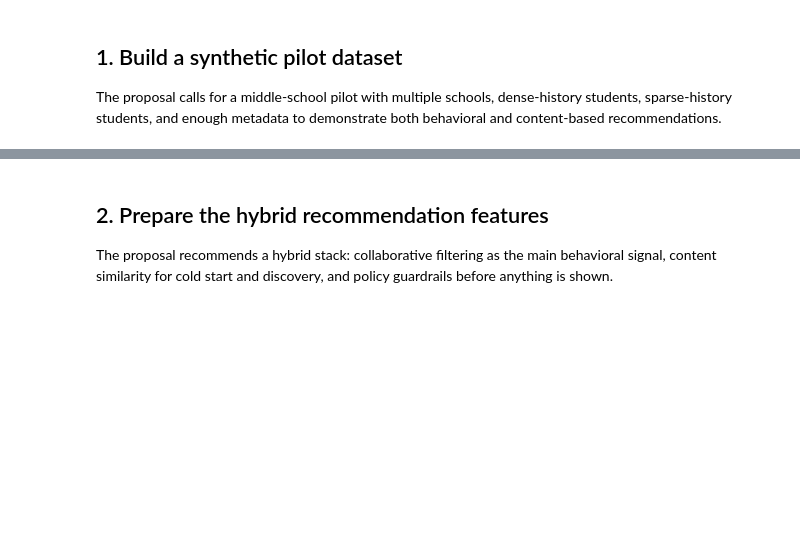
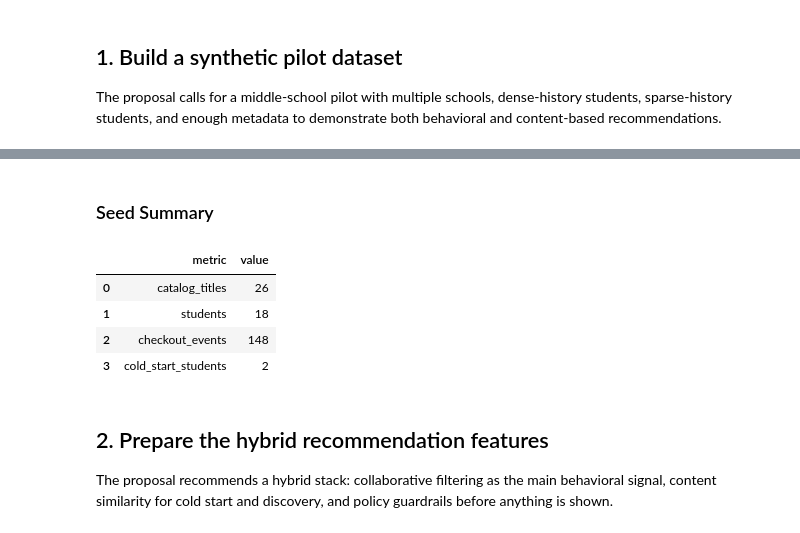
Before and after one commit to moro-no-kimi/qvest, a Jupyter notebook: copilot/hybrid_recommendation_demo.ipynb, the cells around one changed output, grey strips where cells are left out. Saved outputs shown, nothing was run; the diff lists cells and outputs as text; code cells hidden in the pictures; blank space fills up the shorter version.

```diff
--- a/copilot/hybrid_recommendation_demo.ipynb
+++ b/copilot/hybrid_recommendation_demo.ipynb
@@ -150,3 +177,18 @@ summary
+# %% [markdown]
+### Seed Summary
+# %%
+pd.DataFrame(
+    {
+        'metric': ['catalog_titles', 'students', 'checkout_events', 'cold_start_students'],
+        'value': [len(catalog), len(students), len(checkouts), int((students['history_segment'] == 'cold_start').sum())],
+    }
+)
+# %% [output]
+|  | metric | value |
+| 0 | catalog_titles | 26 |
+| 1 | students | 18 |
+| 2 | checkout_events | 148 |
+| 3 | cold_start_students | 2 |
 # %% [markdown]
 ## 2. Prepare the hybrid recommendation features
 
```
Also changed, not shown: parts of 8 cells of this notebook.
